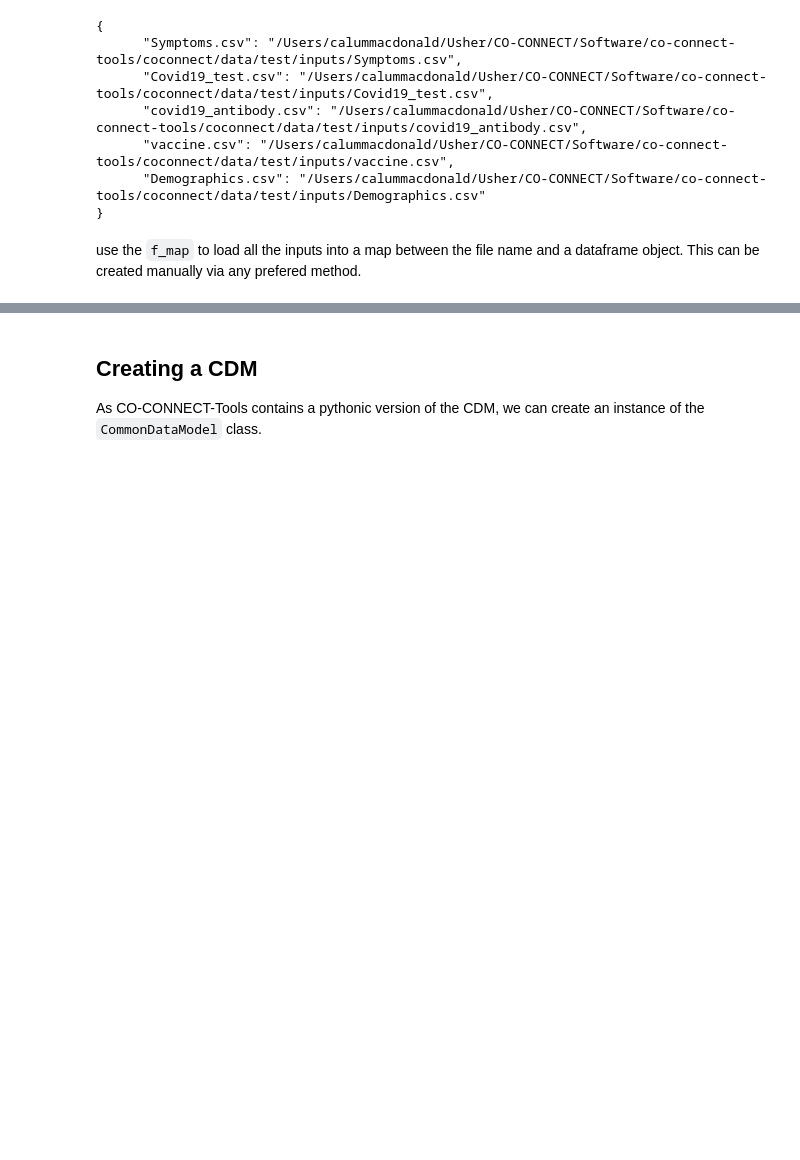
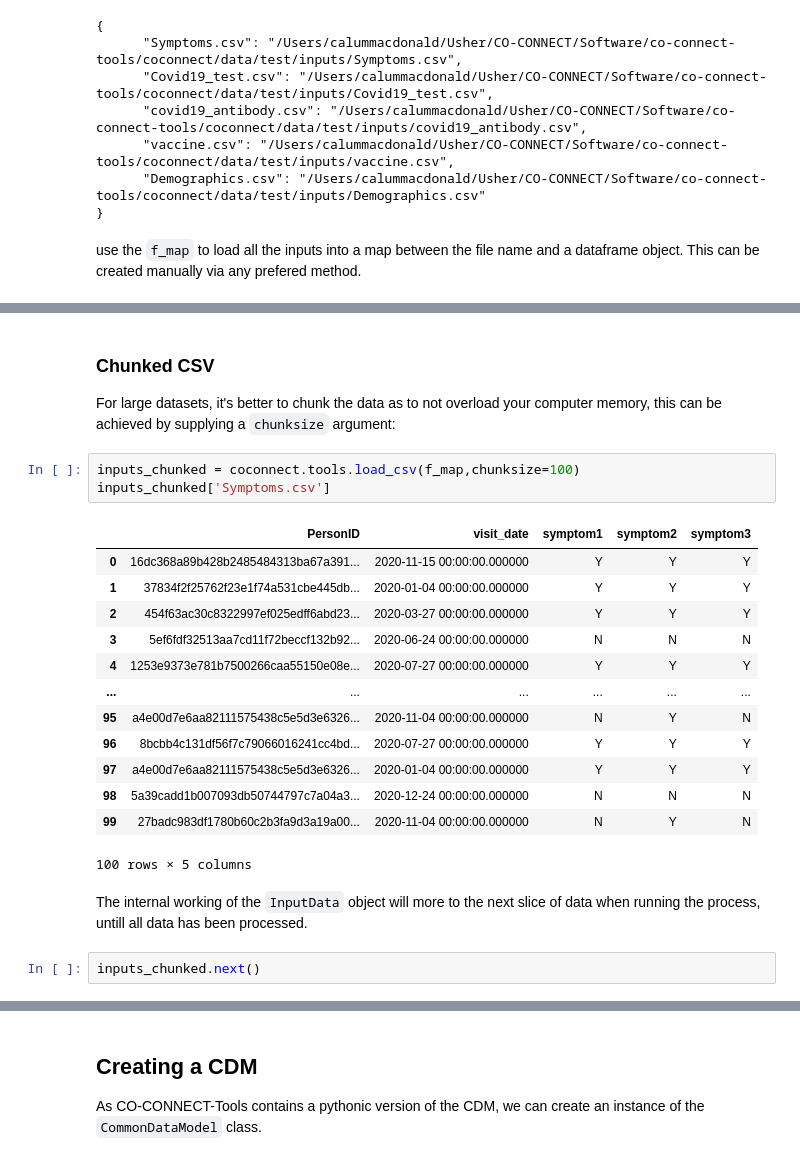
Before and after one commit to Health-Informatics-UoN/carrot-docs, a Jupyter notebook: docs/CoConnectTools/notebooks/Introduction - Using the ETLTool.ipynb, the cells around one changed output, grey strips where cells are left out. Saved outputs shown, nothing was run; the diff lists cells and outputs as text; blank space fills up the shorter version.

```diff
--- a/docs/CoConnectTools/notebooks/Introduction - Using the ETLTool.ipynb
+++ b/docs/CoConnectTools/notebooks/Introduction - Using the ETLTool.ipynb
@@ -86,0 +93,25 @@ inputs
+# %% [markdown]
+### Chunked CSV
+
+For large datasets, it's better to chunk the data as to not overload your computer memory, this can be achieved by supplying a `chunksize` argument:
+# %%
+inputs_chunked = coconnect.tools.load_csv(f_map,chunksize=100)
+inputs_chunked['Symptoms.csv']
+# %% [output]
+|  | PersonID | visit_date | symptom1 | symptom2 | symptom3 |
+| 0 | 16dc368a89b428b2485484313ba67a391... | 2020-11-15 00:00:00.000000 | Y | Y | Y |
+| 1 | 37834f2f25762f23e1f74a531cbe445db... | 2020-01-04 00:00:00.000000 | Y | Y | Y |
+| 2 | 454f63ac30c8322997ef025edff6abd23... | 2020-03-27 00:00:00.000000 | Y | Y | Y |
+| 3 | 5ef6fdf32513aa7cd11f72beccf132b92... | 2020-06-24 00:00:00.000000 | N | N | N |
+| 4 | 1253e9373e781b7500266caa55150e08e... | 2020-07-27 00:00:00.000000 | Y | Y | Y |
+| ... | ... | ... | ... | ... | ... |
+| 95 | a4e00d7e6aa82111575438c5e5d3e6326... | 2020-11-04 00:00:00.000000 | N | Y | N |
+| 96 | 8bcbb4c131df56f7c79066016241cc4bd... | 2020-07-27 00:00:00.000000 | Y | Y | Y |
+| 97 | a4e00d7e6aa82111575438c5e5d3e6326... | 2020-01-04 00:00:00.000000 | Y | Y | Y |
+| 98 | 5a39cadd1b007093db50744797c7a04a3... | 2020-12-24 00:00:00.000000 | N | N | N |
+| 99 | 27badc983df1780b60c2b3fa9d3a19a00... | 2020-11-04 00:00:00.000000 | N | Y | N |
+100 rows × 5 columns
+# %% [markdown]
+The internal working of the `InputData` object will more to the next slice of data when running the process, untill all data has been processed.
+# %%
+inputs_chunked.next()
```
Also changed, not shown: parts of 25 cells of this notebook.
